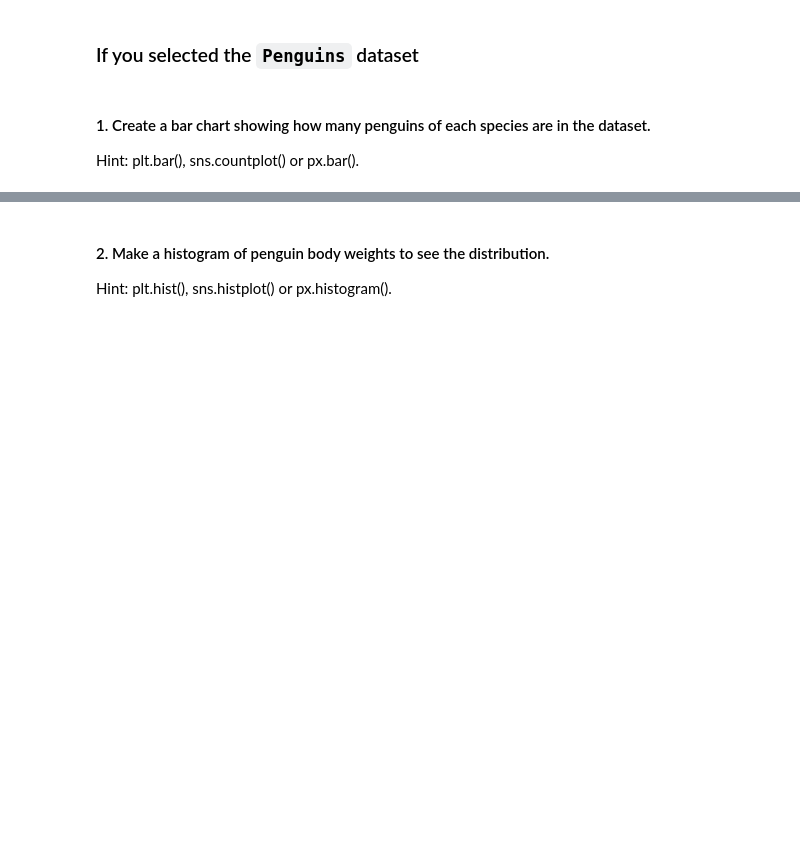
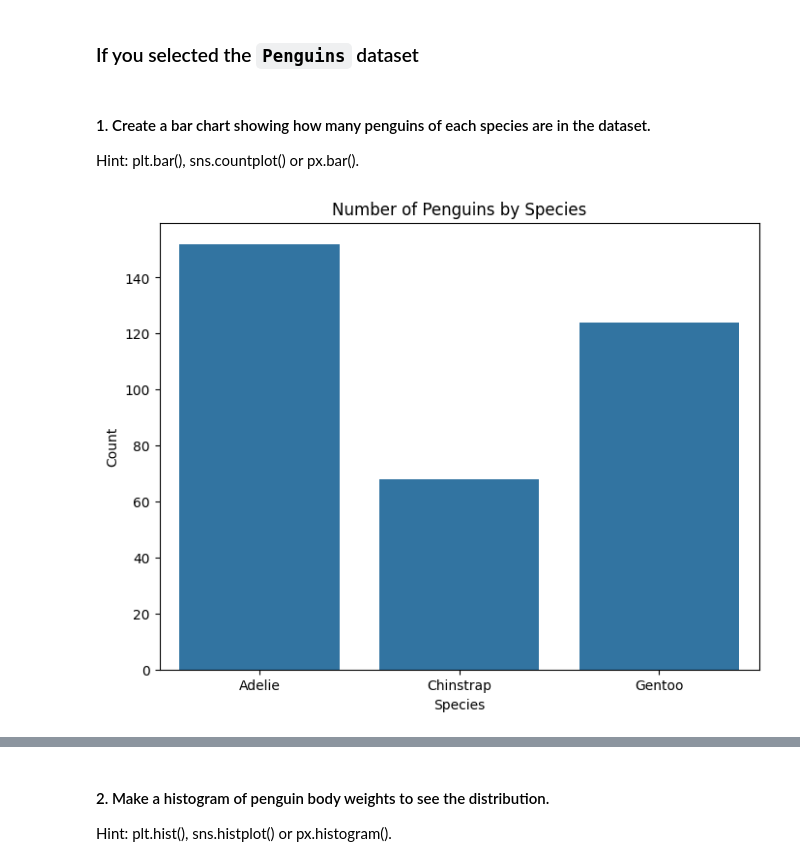
Before and after one commit to jgf1123/show_your_work, a Jupyter notebook: notebooks/04_data_visualizations.ipynb, the cells around one changed output, grey strips where cells are left out. Saved outputs shown, nothing was run; the diff lists cells and outputs as text; code cells hidden in the pictures; blank space fills up the shorter version.

```diff
--- a/notebooks/04_data_visualizations.ipynb
+++ b/notebooks/04_data_visualizations.ipynb
@@ -85,3 +111,14 @@ Here're some Seaborn datasets for inspiration: https://github.com/mwaskom/seabor
 # %% [markdown]
 #### 1. Create a bar chart showing how many penguins of each species are in the dataset.
 Hint: plt.bar(), sns.countplot() or px.bar().
+# %%
+plt.figure(figsize=(8, 6))
+ax = sns.countplot(data=penguins_df, x='species')
+plt.title('Number of Penguins by Species')
+plt.xlabel('Species')
+plt.ylabel('Count')
+plt.show()
+
+fig = ax.figure
+# %% [output]
+[figure, added]
```
Also changed, not shown: parts of 9 cells of this notebook, 22 other files.
